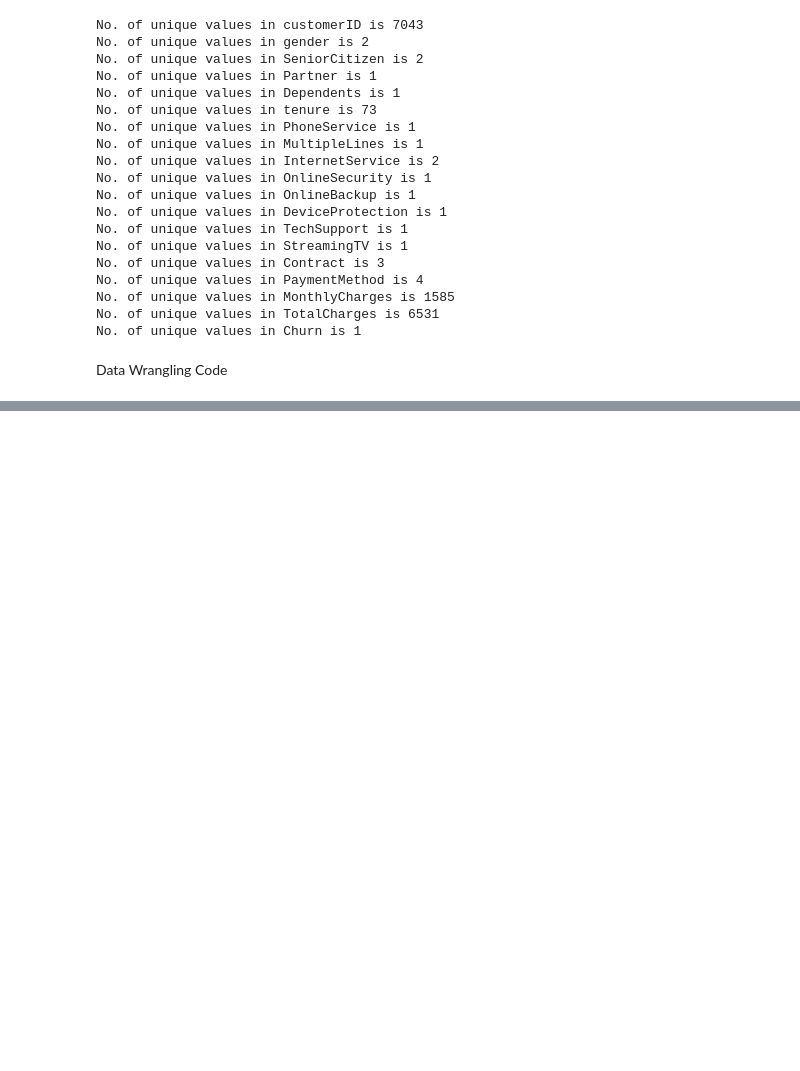
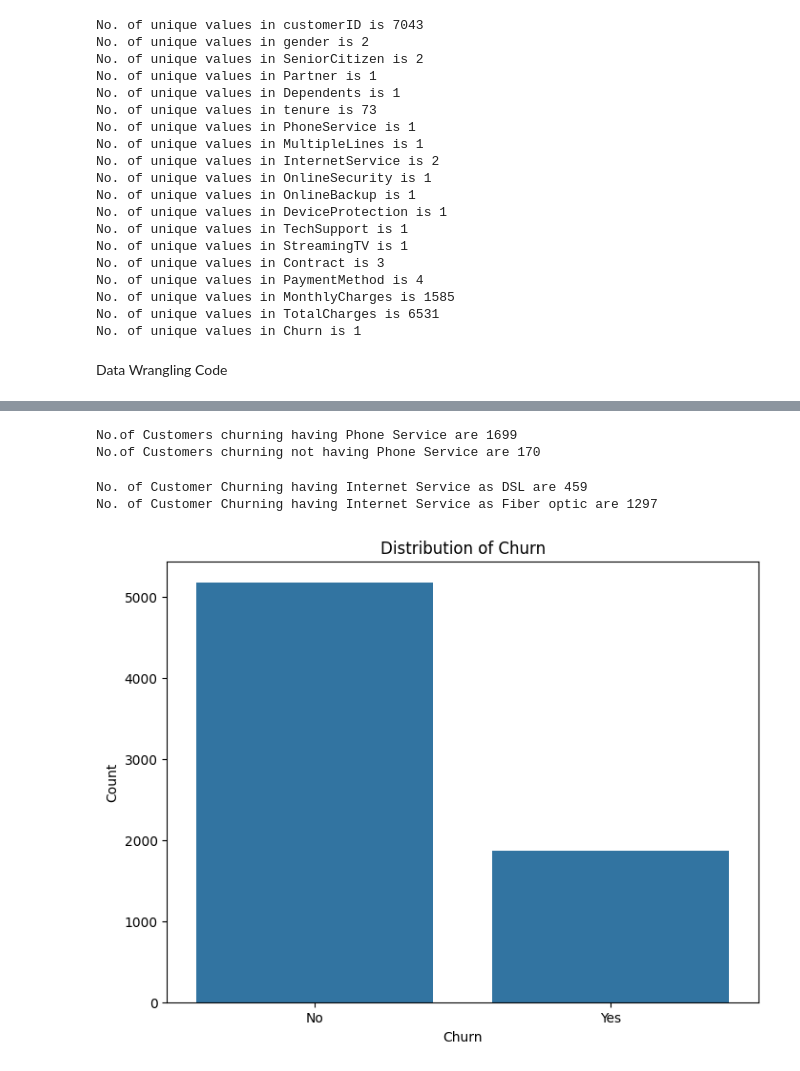
Before and after one commit to amaan-usmani/DataAnalysis_Telecom_Customer-Churn, a Jupyter notebook: project.ipynb, the cells around one changed output, grey strips where cells are left out. Cells and saved outputs as stored; diff of their text form; code cells hidden in the pictures; blank space fills up the shorter version.

```diff
--- a/project.ipynb
+++ b/project.ipynb
@@ -258,0 +304,9 @@ No.of customer churning : 1869
+# %%
+import pandas as pd
+import matplotlib.pyplot as plt
+import seaborn as sns
+
+
+telecom_df = pd.read_csv("C:\\Users\\amaan\\Downloads\\customer_churn project Database.csv")
+telecom_df.drop(["StreamingMovies","PaperlessBilling"], axis = 1, inplace = True)
+telecom_df
@@ -258,0 +370,37 @@ No.of customer churning : 1869
+# %%
+# Total no.of Customers Churning with Phone Service
+
+churn_phn_yes = churn_df[churn_df["PhoneService"]=="Yes"]
+print(f"No.of Customers churning having Phone Service are {churn_phn_yes['PhoneService'].value_counts()[0]}")
+
+# Total no. of Customers Churning without Phone Service
+
+churn_phn_no = churn_df[churn_df["PhoneService"]=="No"]
+print(f"No.of Customers churning not having Phone Service are {churn_phn_no['PhoneService'].value_counts()[0]}")
+# %% [output]
+No.of Customers churning having Phone Service are 1699
+No.of Customers churning not having Phone Service are 170
+# %%
+# No. of Customer Churining with Internet service as DSL
+
+churn_inter_DSL = churn_df[churn_df["InternetService"]=="DSL"]
+print(f"No. of Customer Churning having Internet Service as DSL are {churn_inter_DSL['InternetService'].value_counts()[0]}")
+
+# No. of Customer Churining with Internet service as Fiber optic
+
+churn_inter_DSL = churn_df[churn_df["InternetService"]=="Fiber optic"]
+print(f"No. of Customer Churning having Internet Service as Fiber optic are {churn_inter_DSL['InternetService'].value_counts()[0]}")
+# %% [output]
+No. of Customer Churning having Internet Service as DSL are 459
+No. of Customer Churning having Internet Service as Fiber optic are 1297
+# %%
+# Plotting the distribution of Churn
+
+plt.figure(figsize=(8, 6))
+sns.countplot(x='Churn', data=telecom_df)
+plt.title('Distribution of Churn')
+plt.xlabel('Churn')
+plt.ylabel('Count')
+plt.show()
+# %% [output]
+[figure, added]
```
Also changed, not shown: parts of 19 cells of this notebook.
